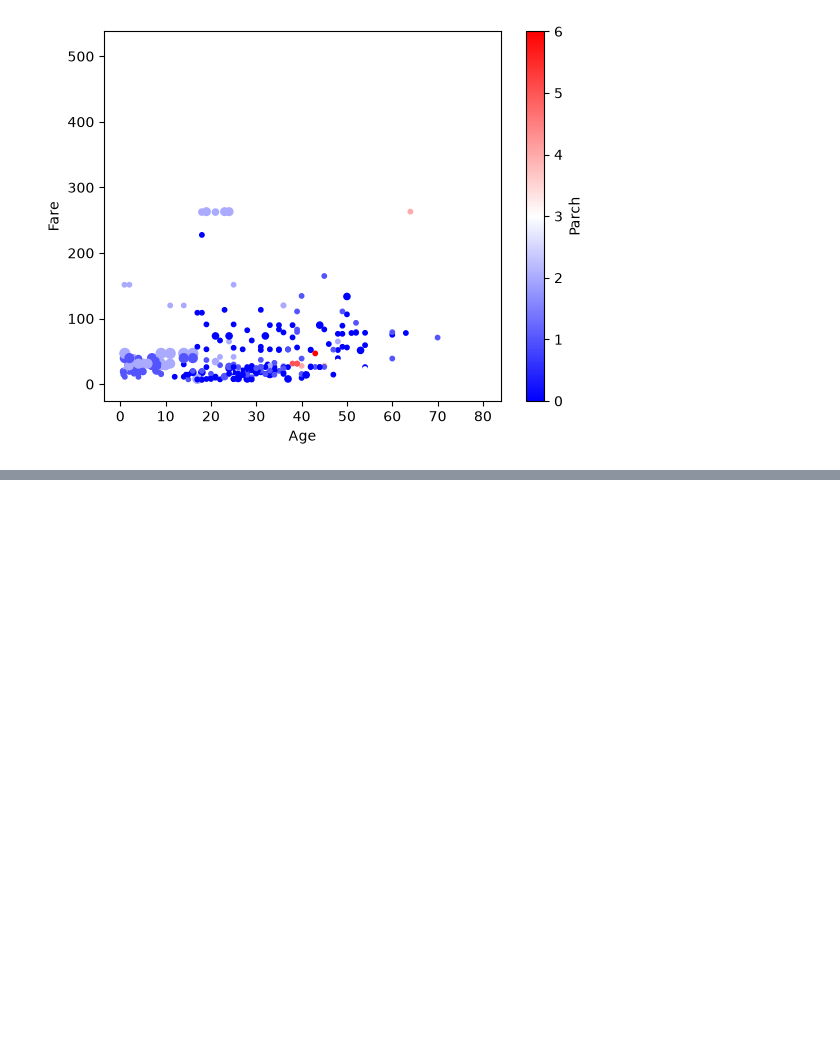
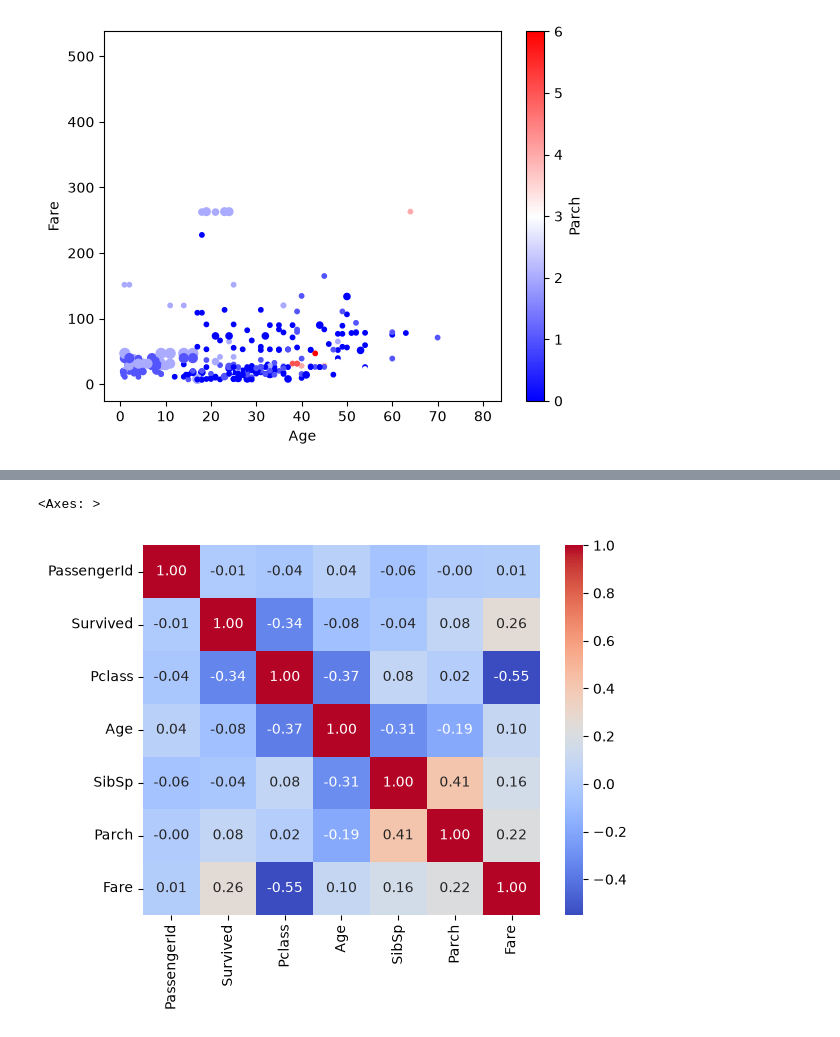
Before and after one commit to prof-screw/DSML, a Jupyter notebook: Week06/Visualization.ipynb, the cells around one changed output, grey strips where cells are left out. Cells and saved outputs as stored; diff of their text form; code cells hidden in the pictures; blank space fills up the shorter version.

```diff
--- a/Week06/Visualization.ipynb
+++ b/Week06/Visualization.ipynb
@@ -172,0 +227,3 @@ titanic_df.plot(
+# %%
+correlation= titanic_df.corr(numeric_only=True)
+correlation #.style.background_gradient(cmap="coolwarm")
@@ -172,0 +242,9 @@ titanic_df.plot(
+# %%
+sns.heatmap(
+    data=correlation,
+    cmap= "coolwarm",
+    fmt= ".2f",
+    annot=True)
+# %% [output]
+<Axes: >
+[figure, added]
```
Also changed, not shown: parts of 15 cells of this notebook.
